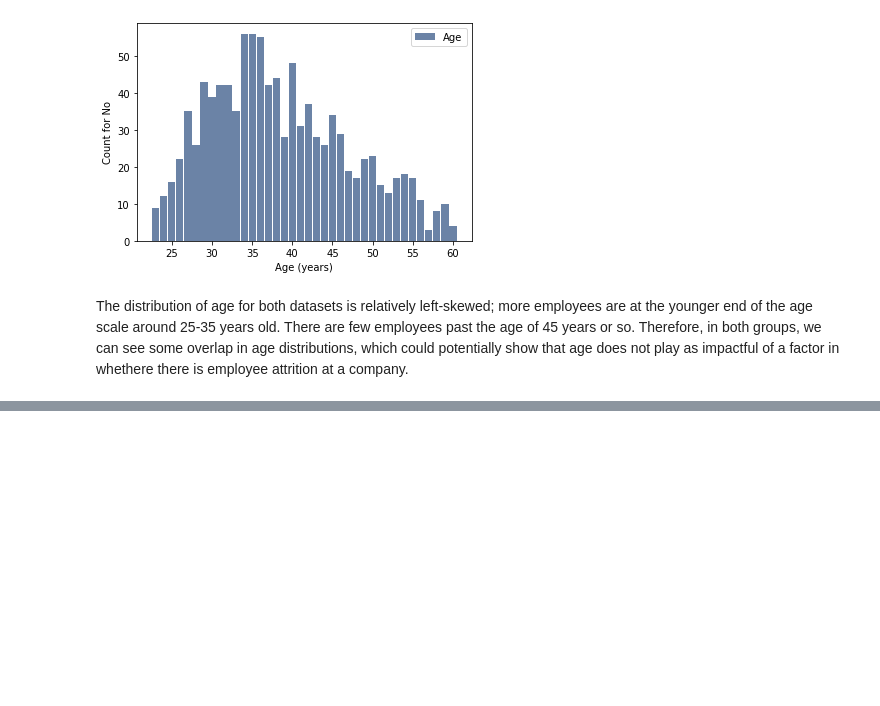
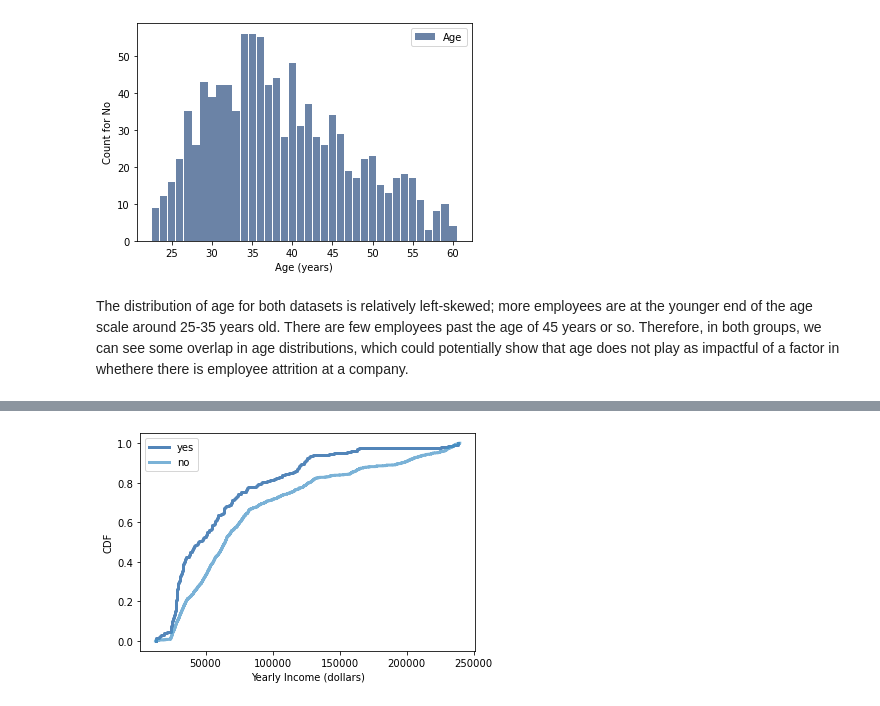
Before and after one commit to phillipseb/DSC530, a Jupyter notebook: ThinkStats2-master/code/Data Exploration - Employee Attrition.ipynb, the cells around one changed output, grey strips where cells are left out. Saved outputs shown, nothing was run; the diff lists cells and outputs as text; code cells hidden in the pictures; blank space fills up the shorter version.

```diff
--- a/ThinkStats2-master/code/Data Exploration - Employee Attrition.ipynb
+++ b/ThinkStats2-master/code/Data Exploration - Employee Attrition.ipynb
@@ -405,0 +496,9 @@ The distribution of age for both datasets is relatively left-skewed; more employ
+# %%
+yes_incomeCdf = thinkstats2.Cdf(attrition_yes.YearlyIncome, label='yes')
+no_incomeCdf = thinkstats2.Cdf(attrition_no.YearlyIncome, label='no')
+
+thinkplot.PrePlot(2)
+thinkplot.Cdfs([yes_incomeCdf, no_incomeCdf])
+thinkplot.Config(xlabel='Yearly Income (dollars)', ylabel='CDF')
+# %% [output]
+[figure, added]
```
Also changed, not shown: parts of 68 cells of this notebook.
